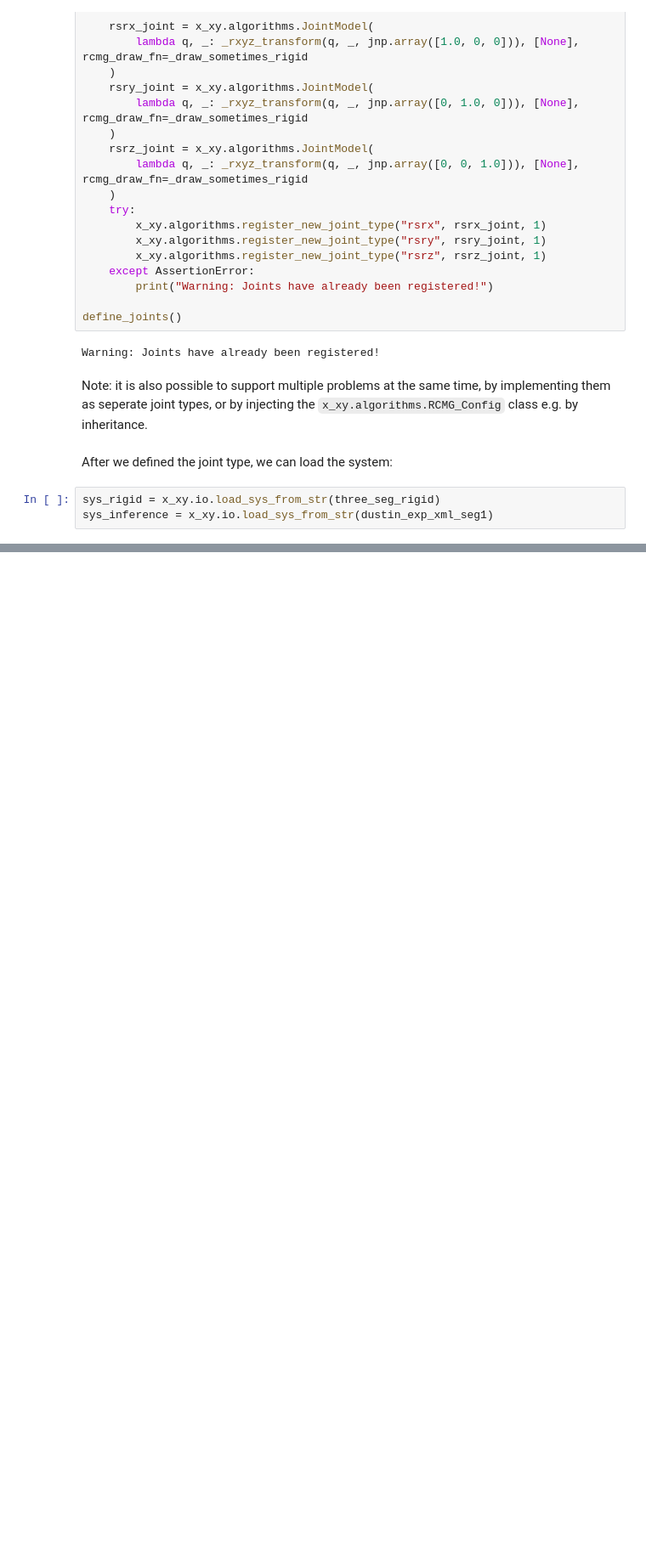
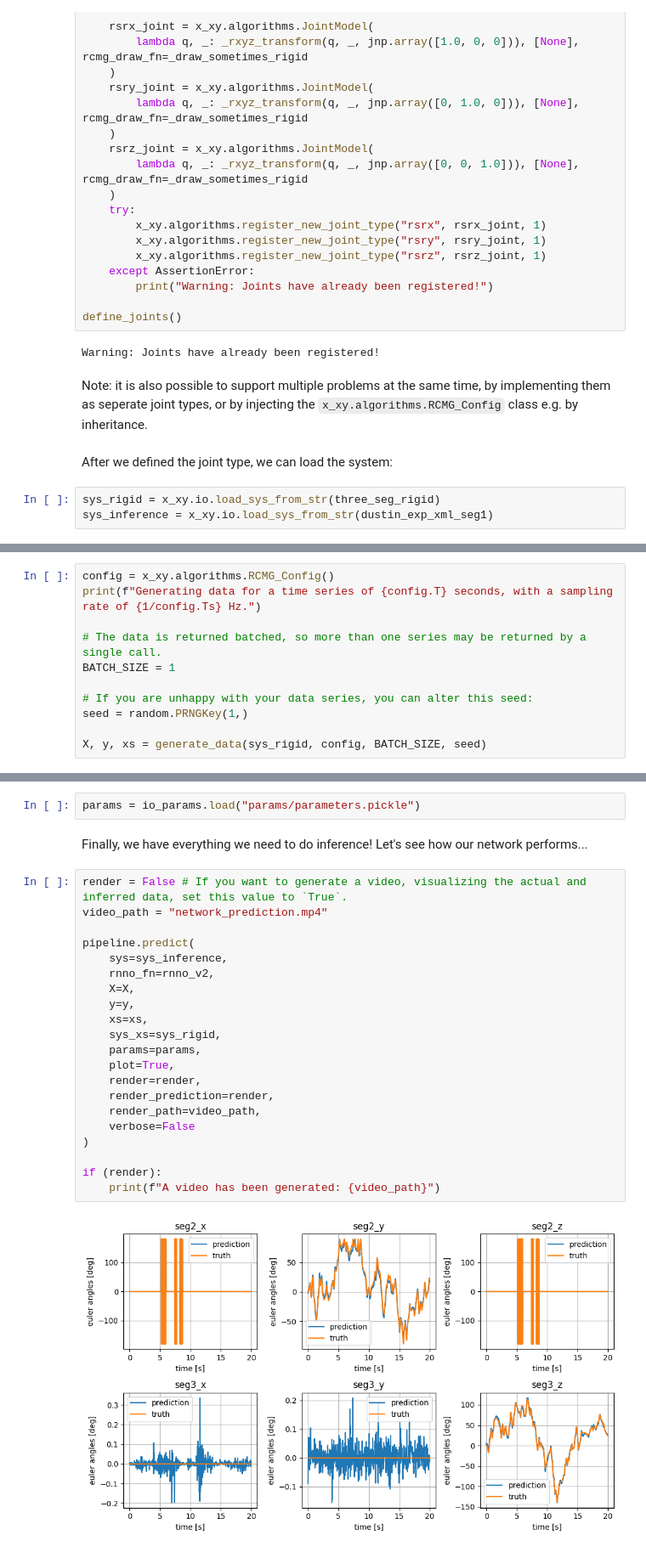
Before and after one commit to motschel123/Prism, a Jupyter notebook: minimal_working_notebook/inference_with_rigid_phases.ipynb, the cells around one changed output, grey strips where cells are left out. Shown: that part at 85% size. Cells and saved outputs as stored; diff of their text form; blank space fills up the shorter version.

Commit message:
Add inference part

```diff
--- a/minimal_working_notebook/inference_with_rigid_phases.ipynb
+++ b/minimal_working_notebook/inference_with_rigid_phases.ipynb
@@ -228,0 +278,11 @@ sys_inference = x_xy.io.load_sys_from_str(dustin_exp_xml_seg1)
+# %%
+config = x_xy.algorithms.RCMG_Config()
+print(f"Generating data for a time series of {config.T} seconds, with a sampling rate of {1/config.Ts} Hz.")
+
+# The data is returned batched, so more than one series may be returned by a single call.
+BATCH_SIZE = 1
+
+# If you are unhappy with your data series, you can alter this seed:
+seed = random.PRNGKey(1,)
+
+X, y, xs = generate_data(sys_rigid, config, BATCH_SIZE, seed)
@@ -228,0 +294,27 @@ sys_inference = x_xy.io.load_sys_from_str(dustin_exp_xml_seg1)
+# %%
+params = io_params.load("params/parameters.pickle")
+# %% [markdown]
+Finally, we have everything we need to do inference! Let's see how our network performs...
+# %%
+render = False # If you want to generate a video, visualizing the actual and inferred data, set this value to `True`.
+video_path = "network_prediction.mp4"
+
+pipeline.predict(
+    sys=sys_inference,
+    rnno_fn=rnno_v2,
+    X=X,
+    y=y,
+    xs=xs,
+    sys_xs=sys_rigid,
+    params=params,
+    plot=True,
+    render=render,
+    render_prediction=render,
+    render_path=video_path,
+    verbose=False
+)
+
+if (render):
+    print(f"A video has been generated: {video_path}")
+# %% [output]
+[figure, added]
```
Also changed, not shown: parts of 10 cells of this notebook.
